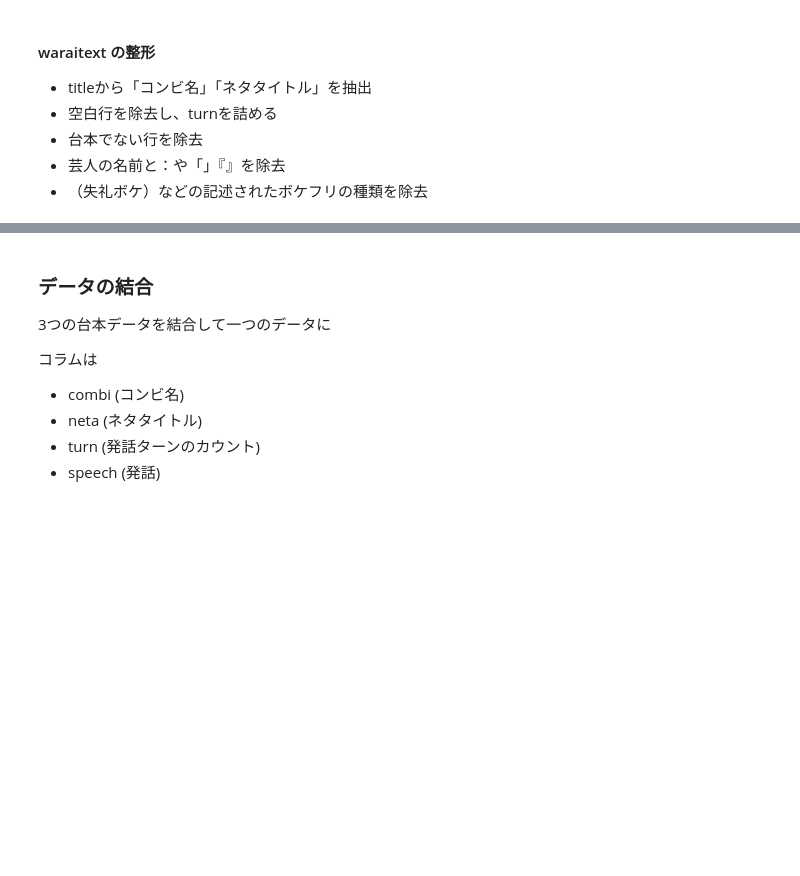
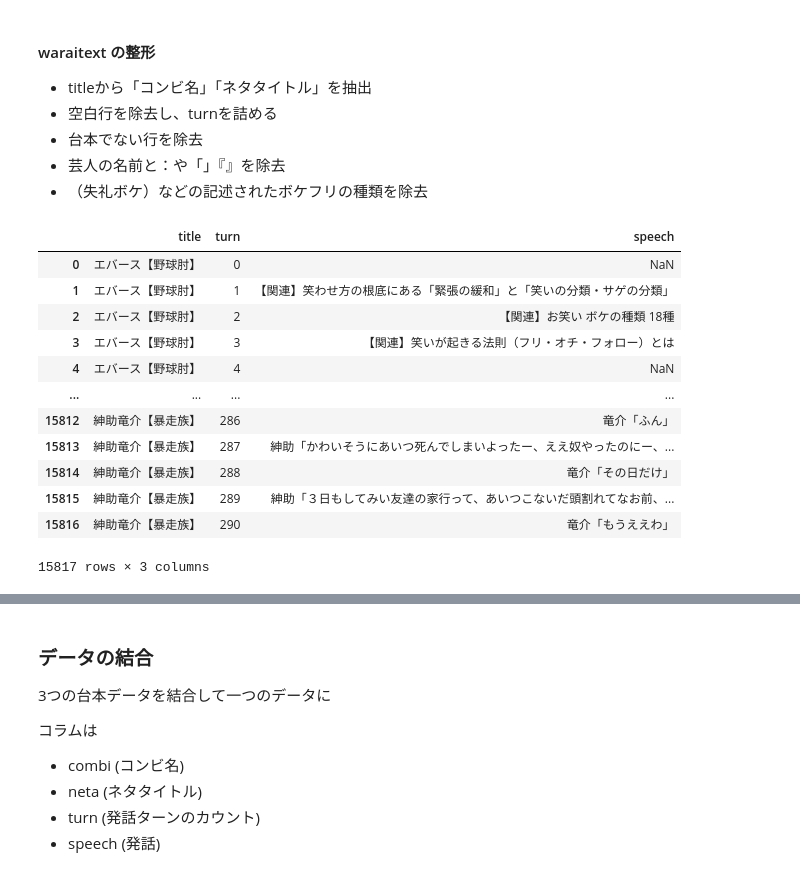
Before and after one commit to umenerineri/infovis-notebooks, a Jupyter notebook: final_project/project.ipynb, the cells around one changed output, grey strips where cells are left out. Drawn from its saved outputs; the diff is of its cells as text; code cells hidden in the pictures; blank space fills up the shorter version.

```diff
--- a/final_project/project.ipynb
+++ b/final_project/project.ipynb
@@ -711,3 +711,20 @@ script_df_shiva_titleParsed.to_csv(os.path.join(folder_name_tidy, "script_shiva.
 - 台本でない行を除去
 - 芸人の名前と：や「」『』を除去
 - （失礼ボケ）などの記述されたボケフリの種類を除去
+# %%
+script_df_warai = pd.read_csv(os.path.join(folder_name_raw, "script_all_warai.csv"))
+script_df_warai
+# %% [output]
+|  | title | turn | speech |
+| 0 | エバース【野球肘】 | 0 | NaN |
+| 1 | エバース【野球肘】 | 1 | 【関連】笑わせ方の根底にある「緊張の緩和」と「笑いの分類・サゲの分類」 |
+| 2 | エバース【野球肘】 | 2 | 【関連】お笑い ボケの種類 18種 |
+| 3 | エバース【野球肘】 | 3 | 【関連】笑いが起きる法則（フリ・オチ・フォロー）とは |
+| 4 | エバース【野球肘】 | 4 | NaN |
+| ... | ... | ... | ... |
+| 15812 | 紳助竜介【暴走族】 | 286 | 竜介「ふん」 |
+| 15813 | 紳助竜介【暴走族】 | 287 | 紳助「かわいそうにあいつ死んでしまいよったー、ええ奴やったのにー、... |
+| 15814 | 紳助竜介【暴走族】 | 288 | 竜介「その日だけ」 |
+| 15815 | 紳助竜介【暴走族】 | 289 | 紳助「３日もしてみい友達の家行って、あいつこないだ頭割れてなお前、... |
+| 15816 | 紳助竜介【暴走族】 | 290 | 竜介「もうええわ」 |
+15817 rows × 3 columns
```
Also changed, not shown: parts of 5 cells of this notebook, 1 other file.
